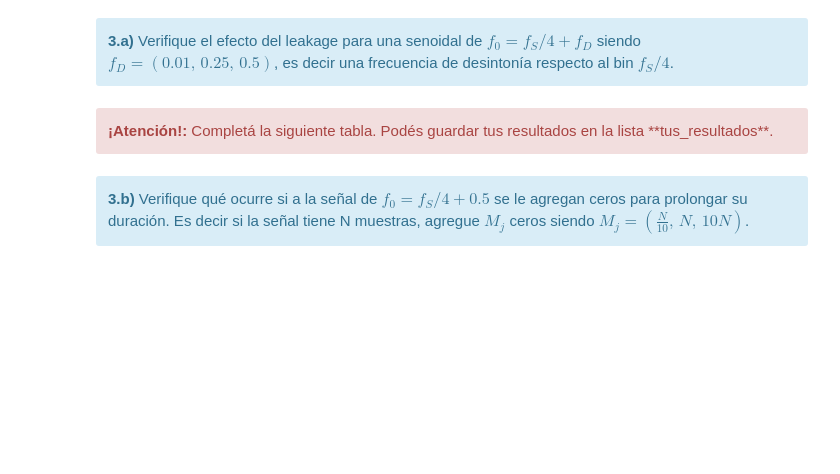
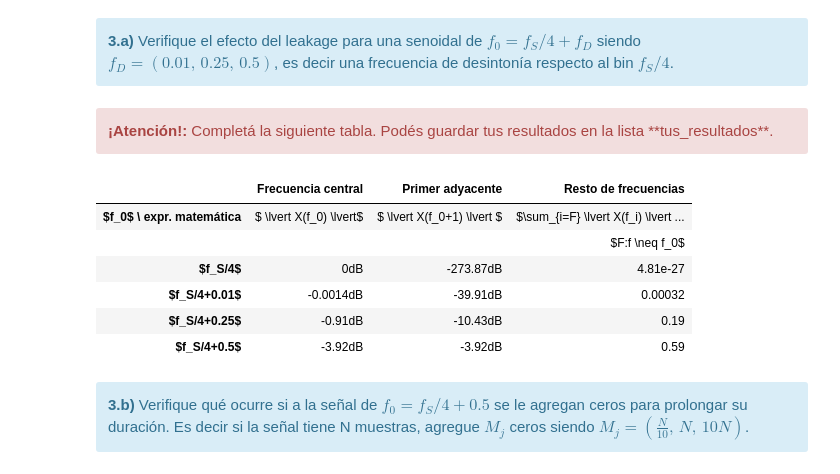
Before and after one commit to fgerce/DSP, a Jupyter notebook: TP1 - Muestreo de señales - Fourier.ipynb, the cells around one changed output. Saved outputs shown, nothing was run; the diff lists cells and outputs as text; code cells hidden in the pictures; blank space fills up the shorter version.

```diff
--- a/TP1 - Muestreo de señales - Fourier.ipynb
+++ b/TP1 - Muestreo de señales - Fourier.ipynb
@@ -234,23 +248,31 @@ HTML(df.to_html())
 # %%
 #######################################
 # Tu simulación que genere resultados #
 #######################################
 
 tus_resultados = [ ['$ \lvert X(f_0) \lvert$', '$ \lvert X(f_0+1) \lvert $', '$\sum_{i=F} \lvert X(f_i) \lvert ^2 $'],
                    ['',                        '',                           '$F:f \neq f_0$'],
-                  ['', '', ''], # <-- acá debería haber numeritos :)
-                  ['', '', ''], # <-- acá debería haber numeritos :)
-                  ['', '', ''], # <-- acá debería haber numeritos :)
-                  ['', '', '']  # <-- acá debería haber numeritos :)
+                  ['0dB', '-273.87dB', '4.81e-27'], # <-- acá debería haber numeritos :)
+                  ['-0.0014dB', '-39.91dB', '0.00032'], # <-- acá debería haber numeritos :)
+                  ['-0.91dB', '-10.43dB', '0.19'], # <-- acá debería haber numeritos :)
+                  ['-3.92dB', '-3.92dB', '0.59']  # <-- acá debería haber numeritos :)
                  ]
 df = DataFrame(tus_resultados, columns=['Frecuencia central', 'Primer adyacente', 'Resto de frecuencias'],
                index=['$f_0$ \ expr. matemática',
                       '',
                       '$f_S/4$',
                       '$f_S/4+0.01$',
                       '$f_S/4+0.25$',
                       '$f_S/4+0.5$'])
 HTML(df.to_html())
+# %% [output]
+|  | Frecuencia central | Primer adyacente | Resto de frecuencias |
+| $f_0$ \ expr. matemática | $ \lvert X(f_0) \lvert$ | $ \lvert X(f_0+1) \lvert $ | $\sum_{i=F} \lvert X(f_i) \lvert ... |
+|  |  |  | $F:f \neq f_0$ |
+| $f_S/4$ | 0dB | -273.87dB | 4.81e-27 |
+| $f_S/4+0.01$ | -0.0014dB | -39.91dB | 0.00032 |
+| $f_S/4+0.25$ | -0.91dB | -10.43dB | 0.19 |
+| $f_S/4+0.5$ | -3.92dB | -3.92dB | 0.59 |
 # %% [markdown]
 <div class="alert alert-block alert-info">
 <b>3.b)</b> Verifique qué ocurre si a la señal de $f_0 = f_S/4 + 0.5$ se le agregan ceros para prolongar su duración. Es decir si la señal tiene N muestras, agregue $M_j$ ceros siendo $M_j = ( \frac{N}{10},\, N,\, 10N)$.
```
Also changed, not shown: parts of 7 cells of this notebook, 5 other files.
